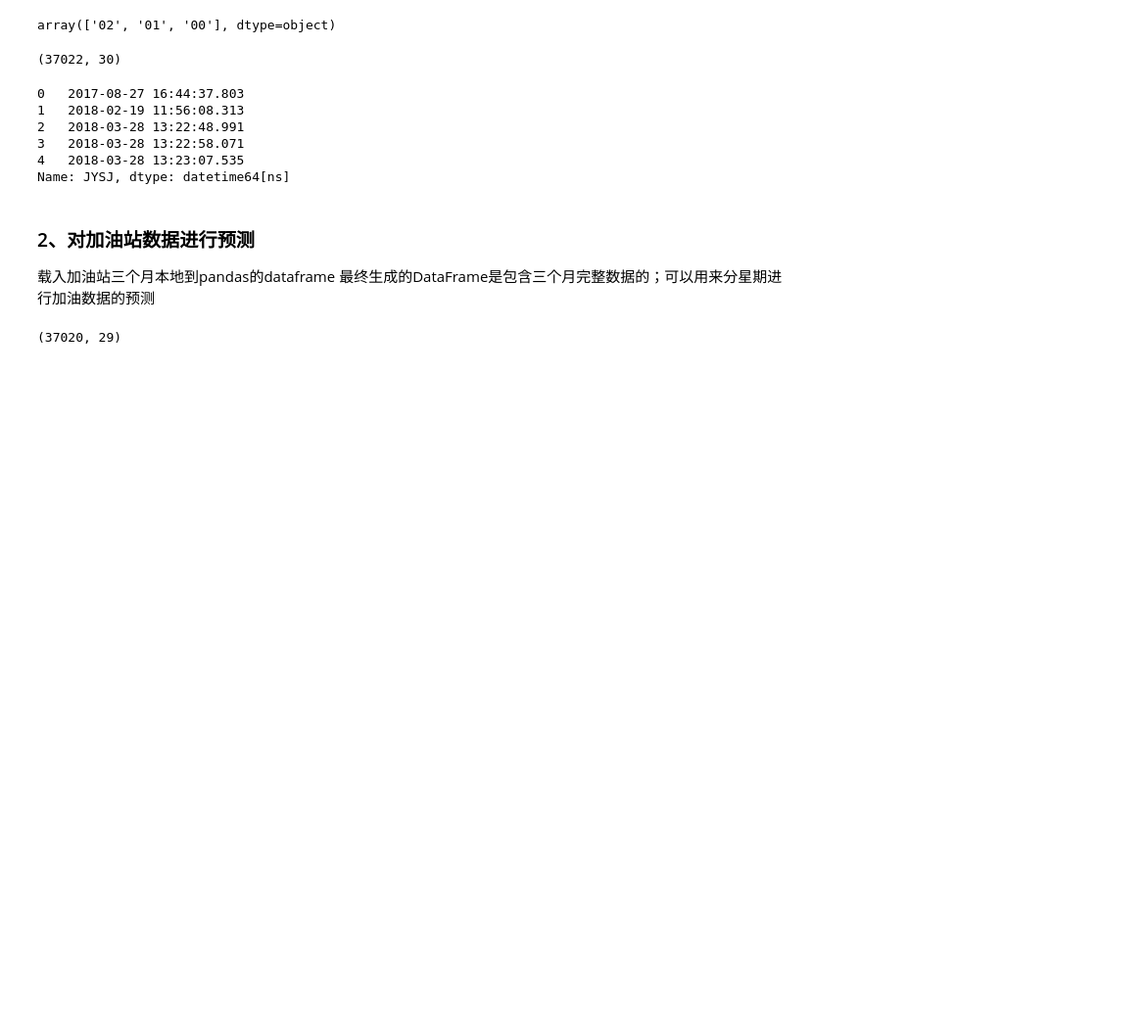
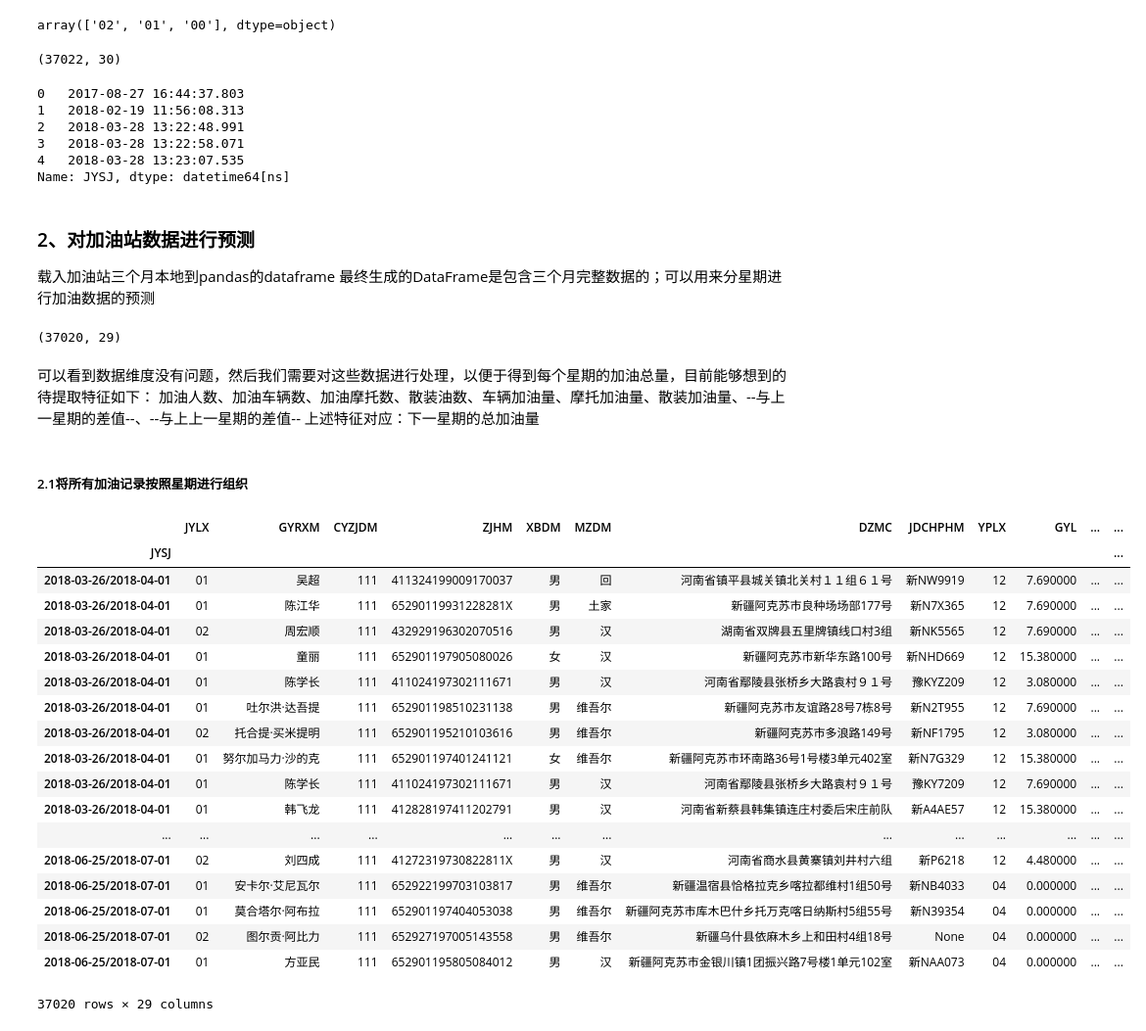
Before and after one commit to nobyte99/LearningML, a Jupyter notebook: app/UserProfile.ipynb, the cells around one changed output. Shown at 98% size. Cells and saved outputs as stored; diff of their text form; code cells hidden in the pictures; blank space fills up the shorter version.

```diff
--- a/app/UserProfile.ipynb
+++ b/app/UserProfile.ipynb
@@ -85,3 +85,37 @@ data = data1[data1.index >'20180327']
 data.shape
 # %% [output]
 (37020, 29)
+# %% [markdown]
+可以看到数据维度没有问题，然后我们需要对这些数据进行处理，以便于得到每个星期的加油总量，目前能够想到的待提取特征如下：
+加油人数、加油车辆数、加油摩托数、散装油数、车辆加油量、摩托加油量、散装加油量、--与上一星期的差值--、--与上上一星期的差值--
+上述特征对应：下一星期的总加油量
+# %% [markdown]
+##### 2.1将所有加油记录按照星期进行组织
+# %%
+dataFrom = data
+# %%
+newData = dataFrom.index.to_period("W")
+# %%
+dataFrom1 = dataFrom.set_index(newData)
+# %%
+dataFrom1
+# %% [output]
+|  | JYLX | GYRXM | CYZJDM | ZJHM | XBDM | MZDM | DZMC | JDCHPHM | YPLX | GYL | ... | ... |
+| JYSJ |  |  |  |  |  |  |  |  |  |  |  | ... |
+| 2018-03-26/2018-04-01 | 01 | 吴超 | 111 | 411324199009170037 | 男 | 回 | 河南省镇平县城关镇北关村１１组６１号 | 新NW9919 | 12 | 7.690000 | ... | ... |
+| 2018-03-26/2018-04-01 | 01 | 陈江华 | 111 | 65290119931228281X | 男 | 土家 | 新疆阿克苏市良种场场部177号 | 新N7X365 | 12 | 7.690000 | ... | ... |
+| 2018-03-26/2018-04-01 | 02 | 周宏顺 | 111 | 432929196302070516 | 男 | 汉 | 湖南省双牌县五里牌镇线口村3组 | 新NK5565 | 12 | 7.690000 | ... | ... |
+| 2018-03-26/2018-04-01 | 01 | 童丽 | 111 | 652901197905080026 | 女 | 汉 | 新疆阿克苏市新华东路100号 | 新NHD669 | 12 | 15.380000 | ... | ... |
+| 2018-03-26/2018-04-01 | 01 | 陈学长 | 111 | 411024197302111671 | 男 | 汉 | 河南省鄢陵县张桥乡大路袁村９１号 | 豫KYZ209 | 12 | 3.080000 | ... | ... |
+| 2018-03-26/2018-04-01 | 01 | 吐尔洪·达吾提 | 111 | 652901198510231138 | 男 | 维吾尔 | 新疆阿克苏市友谊路28号7栋8号 | 新N2T955 | 12 | 7.690000 | ... | ... |
+| 2018-03-26/2018-04-01 | 02 | 托合提·买米提明 | 111 | 652901195210103616 | 男 | 维吾尔 | 新疆阿克苏市多浪路149号 | 新NF1795 | 12 | 3.080000 | ... | ... |
+| 2018-03-26/2018-04-01 | 01 | 努尔加马力·沙的克 | 111 | 652901197401241121 | 女 | 维吾尔 | 新疆阿克苏市环南路36号1号楼3单元402室 | 新N7G329 | 12 | 15.380000 | ... | ... |
+| 2018-03-26/2018-04-01 | 01 | 陈学长 | 111 | 411024197302111671 | 男 | 汉 | 河南省鄢陵县张桥乡大路袁村９１号 | 豫KY7209 | 12 | 7.690000 | ... | ... |
+| 2018-03-26/2018-04-01 | 01 | 韩飞龙 | 111 | 412828197411202791 | 男 | 汉 | 河南省新蔡县韩集镇连庄村委后宋庄前队 | 新A4AE57 | 12 | 15.380000 | ... | ... |
+| ... | ... | ... | ... | ... | ... | ... | ... | ... | ... | ... | ... | ... |
+| 2018-06-25/2018-07-01 | 02 | 刘四成 | 111 | 41272319730822811X | 男 | 汉 | 河南省商水县黄寨镇刘井村六组 | 新P6218 | 12 | 4.480000 | ... | ... |
+| 2018-06-25/2018-07-01 | 01 | 安卡尔·艾尼瓦尔 | 111 | 652922199703103817 | 男 | 维吾尔 | 新疆温宿县恰格拉克乡喀拉都维村1组50号 | 新NB4033 | 04 | 0.000000 | ... | ... |
+| 2018-06-25/2018-07-01 | 01 | 莫合塔尔·阿布拉 | 111 | 652901197404053038 | 男 | 维吾尔 | 新疆阿克苏市库木巴什乡托万克喀日纳斯村5组55号 | 新N39354 | 04 | 0.000000 | ... | ... |
+| 2018-06-25/2018-07-01 | 02 | 图尔贡·阿比力 | 111 | 652927197005143558 | 男 | 维吾尔 | 新疆乌什县依麻木乡上和田村4组18号 | None | 04 | 0.000000 | ... | ... |
+| 2018-06-25/2018-07-01 | 01 | 方亚民 | 111 | 652901195805084012 | 男 | 汉 | 新疆阿克苏市金银川镇1团振兴路7号楼1单元102室 | 新NAA073 | 04 | 0.000000 | ... | ... |
+37020 rows × 29 columns
```
Also changed, not shown: parts of 4 cells of this notebook.
